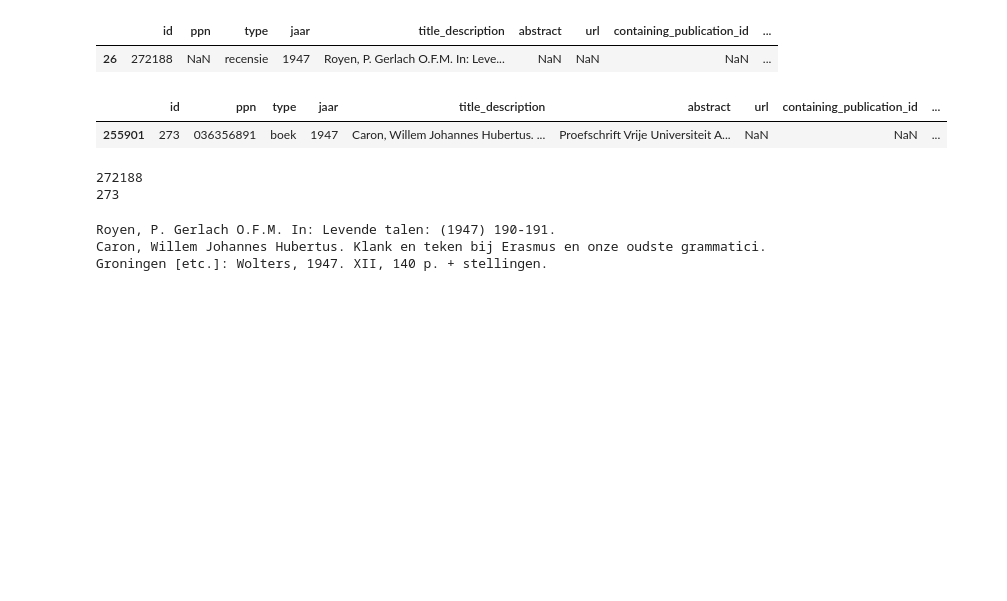
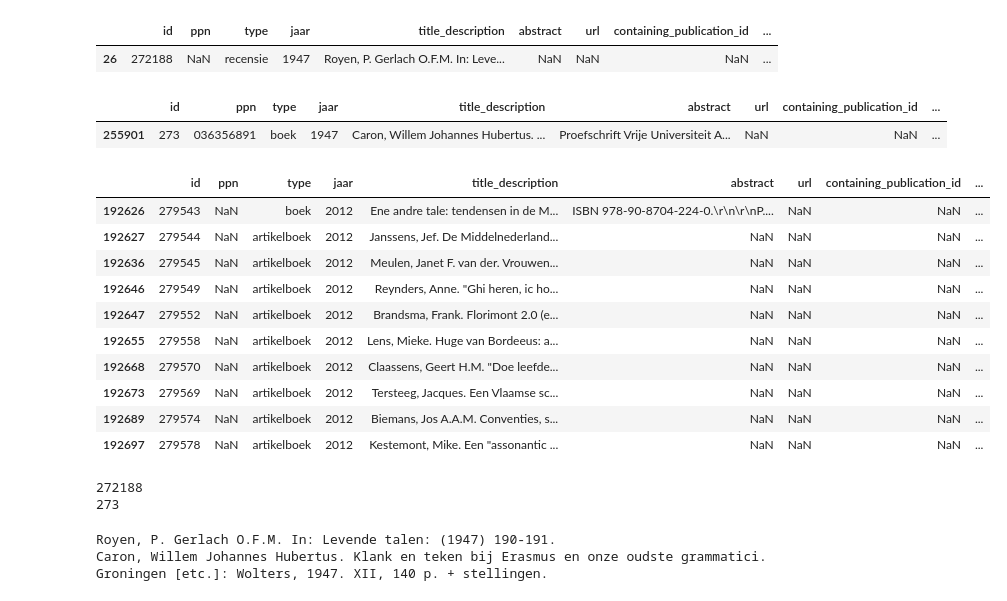
Before and after one commit to mikekestemont/bntl, a Jupyter notebook: code/04-link_consolidated.ipynb, the cells around one changed output. Drawn from its saved outputs; the diff is of its cells as text; code cells hidden in the pictures; blank space fills up the shorter version.

```diff
--- a/code/04-link_consolidated.ipynb
+++ b/code/04-link_consolidated.ipynb
@@ -48,6 +48,20 @@ publications[publications['title_description'] == 'Caron, Willem Johannes Hubert
 # %% [output]
 |  | id | ppn | type | jaar | title_description | abstract | url | containing_publication_id | ... |
 | 255901 | 273 | 036356891 | boek | 1947 | Caron, Willem Johannes Hubertus. ... | Proefschrift Vrije Universiteit A... | NaN | NaN | ... |
+# %%
+publications[publications['title_description'].str.contains('Ene andre tale:')]
+# %% [output]
+|  | id | ppn | type | jaar | title_description | abstract | url | containing_publication_id | ... |
+| 192626 | 279543 | NaN | boek | 2012 | Ene andre tale: tendensen in de M... | ISBN 978-90-8704-224-0.\r\n\r\nP.... | NaN | NaN | ... |
+| 192627 | 279544 | NaN | artikelboek | 2012 | Janssens, Jef. De Middelnederland... | NaN | NaN | NaN | ... |
+| 192636 | 279545 | NaN | artikelboek | 2012 | Meulen, Janet F. van der. Vrouwen... | NaN | NaN | NaN | ... |
+| 192646 | 279549 | NaN | artikelboek | 2012 | Reynders, Anne. "Ghi heren, ic ho... | NaN | NaN | NaN | ... |
+| 192647 | 279552 | NaN | artikelboek | 2012 | Brandsma, Frank. Florimont 2.0 (e... | NaN | NaN | NaN | ... |
+| 192655 | 279558 | NaN | artikelboek | 2012 | Lens, Mieke. Huge van Bordeeus: a... | NaN | NaN | NaN | ... |
+| 192668 | 279570 | NaN | artikelboek | 2012 | Claassens, Geert H.M. "Doe leefde... | NaN | NaN | NaN | ... |
+| 192673 | 279569 | NaN | artikelboek | 2012 | Tersteeg, Jacques. Een Vlaamse sc... | NaN | NaN | NaN | ... |
+| 192689 | 279574 | NaN | artikelboek | 2012 | Biemans, Jos A.A.M. Conventies, s... | NaN | NaN | NaN | ... |
+| 192697 | 279578 | NaN | artikelboek | 2012 | Kestemont, Mike. Een "assonantic ... | NaN | NaN | NaN | ... |
 # %%
 title2id = dict(zip(publications['title_description'], publications['id']))
 id2title = dict(zip(publications['id'], publications['title_description']))
```
Also changed, not shown: parts of 6 cells of this notebook, 1 other file.
